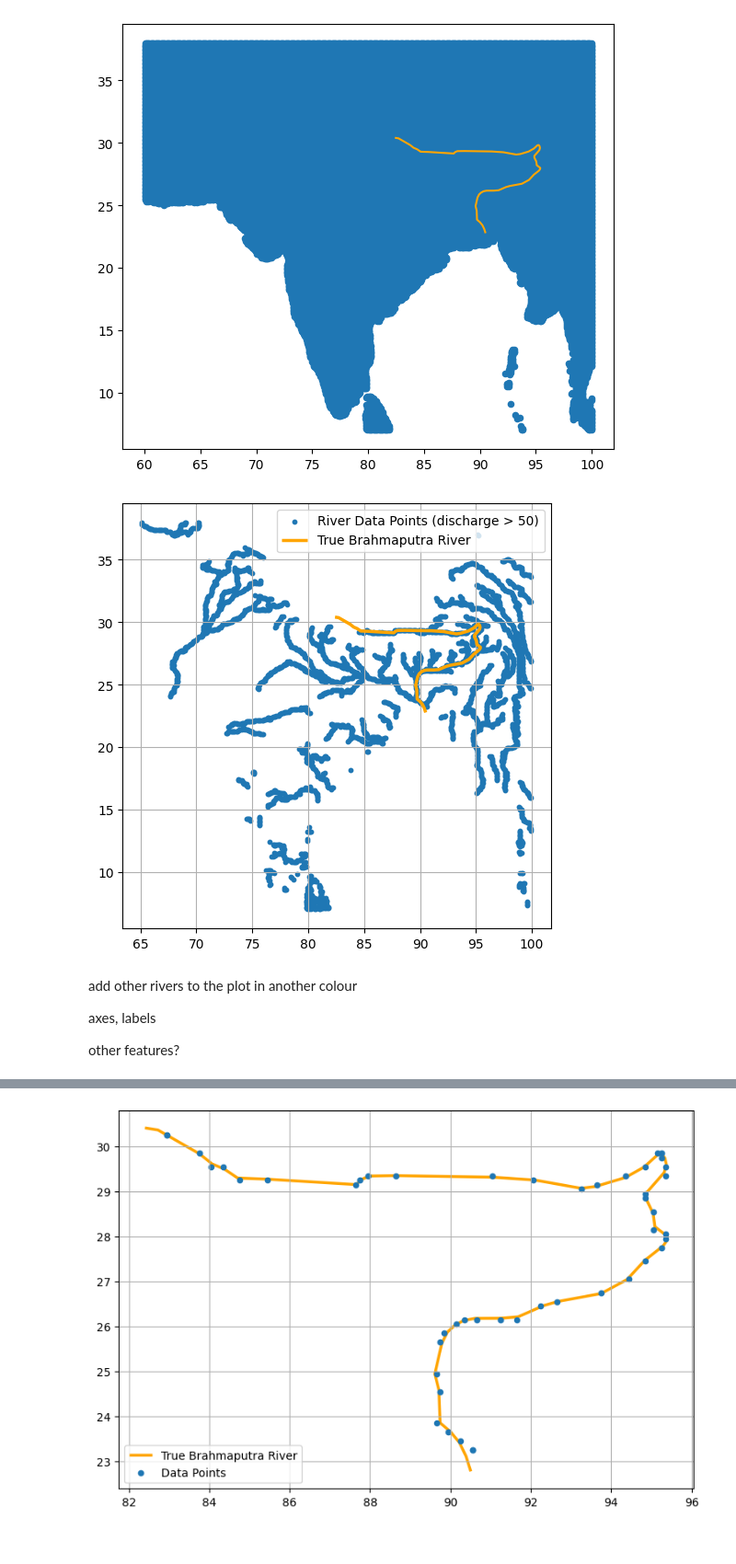
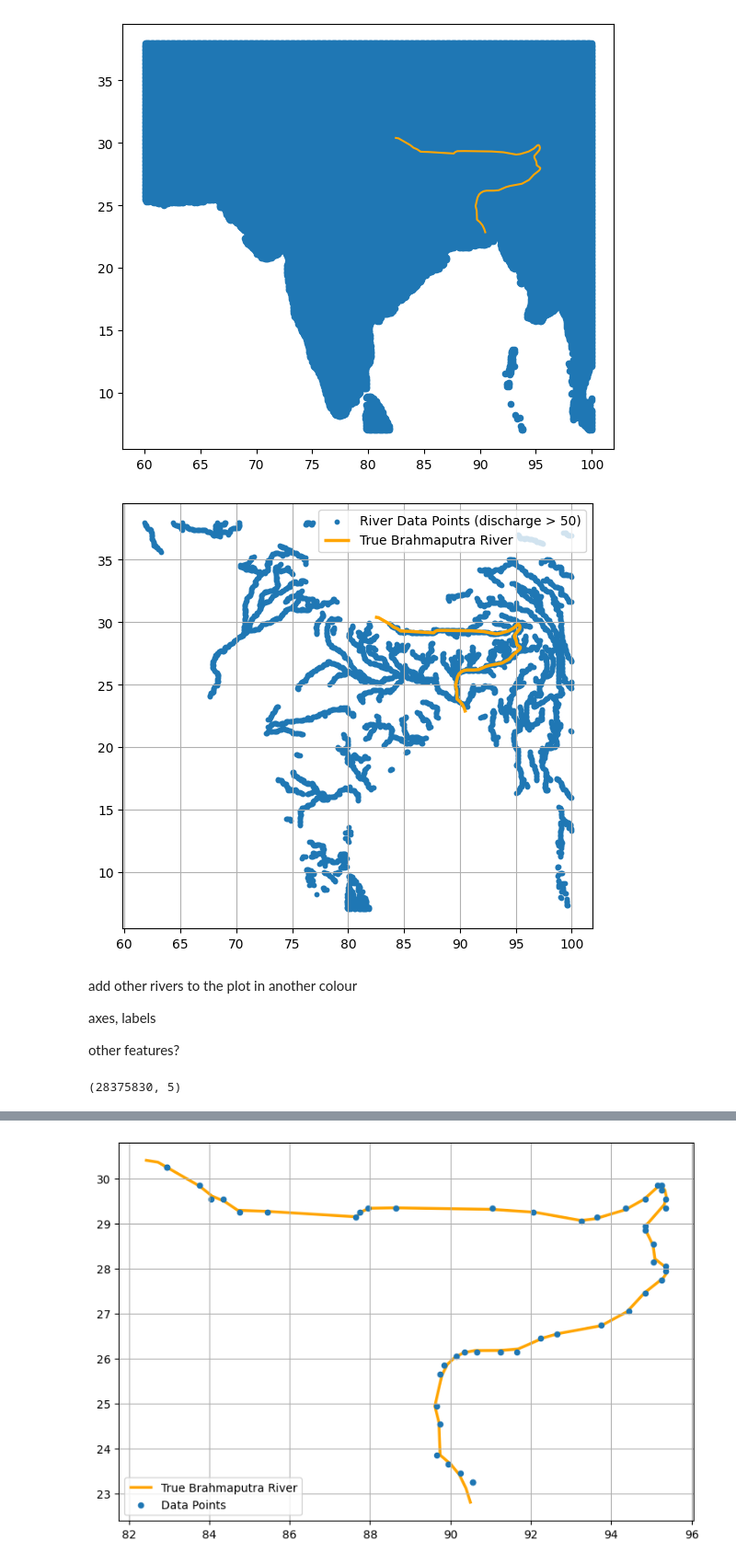
Before and after one commit to PaulNitschke/DS-Brahmaputra-River, a Jupyter notebook: notebooks/geo_exploration.ipynb, the cells around one changed output, grey strips where cells are left out. Shown: that part at 92% size. Drawn from its saved outputs; the diff is of its cells as text; code cells hidden in the pictures.

Commit message:
Cleaning data

```diff
--- a/notebooks/geo_exploration.ipynb
+++ b/notebooks/geo_exploration.ipynb
@@ -78,9 +64,9 @@ to_plot
 #### map
 # %%
 crs = {'init':'epsg:4326'}
-geometry = [Point(xy) for xy in zip(to_plot['lon'], to_plot['lat'])]
+geometry = [Point(xy) for xy in zip(df['lon'], df['lat'])]
 
-geo_df = gpd.GeoDataFrame(to_plot, #specify our data
+geo_df = gpd.GeoDataFrame(df, #specify our data
                           crs=crs, #specify our coordinate reference system
                           geometry=geometry) #specify the geometry list we created
 geo_df.head()
@@ -105,15 +91,20 @@ brahmaputra.plot(ax=ax, color='orange')
 # %%
 fig, ax = plt.subplots(figsize=(13,6))
 
-geo_df[geo_df['dis24'] > 50].plot(ax=ax, markersize=10, marker='o', label='River Data Points (discharge > 50)')
+geo_df[(geo_df['time']=='2015-01-01') & (geo_df['dis24'] > 30)].plot(ax=ax, markersize=10, marker='o', label='River Data Points (discharge > 50)')
 brahmaputra.plot(ax=ax, color='orange', linewidth=2.5, label='True Brahmaputra River')
+
 plt.legend()
 plt.grid(True)
 # %% [output]
-[figure, old version]
+[figure, new version]
 # %% [markdown]
 add other rivers to the plot in another colour
 
 axes, labels
 
 other features?
+# %%
+geo_df.shape
+# %% [output]
+(28375830, 5)
```
Also changed, not shown: parts of 11 cells of this notebook, 1 other file.
